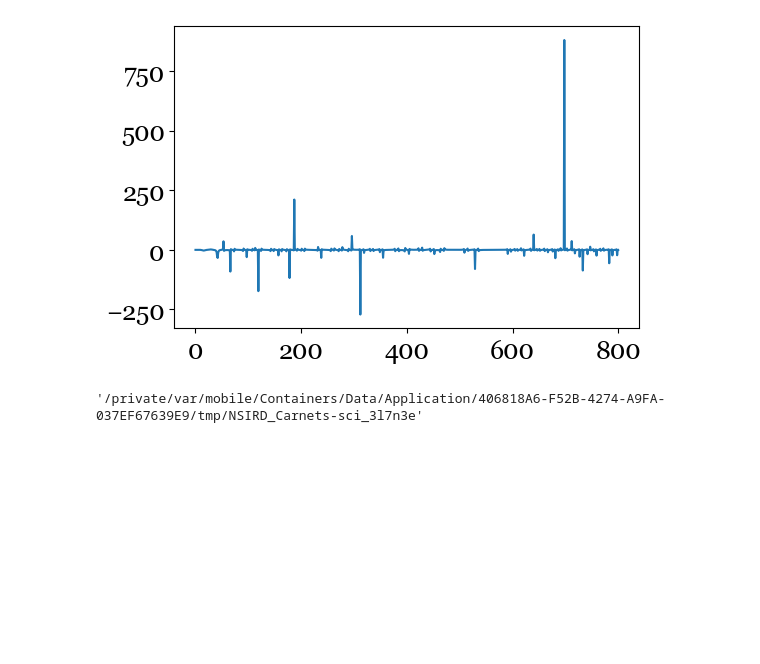
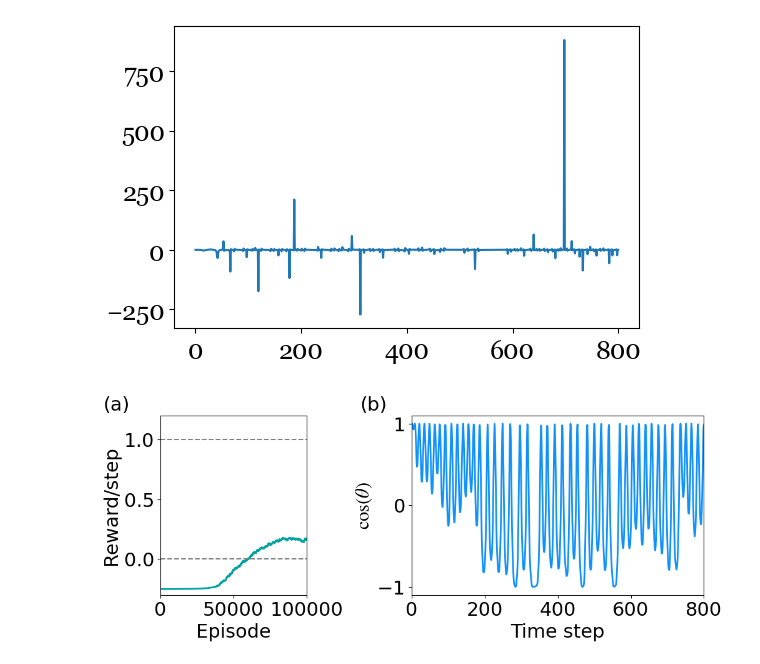
Before and after one commit to ss555/cart_pole, a Jupyter notebook: q_learning/plot_paper_qlearning.ipynb, the cells around one changed output. Cells and saved outputs as stored; diff of their text form; code cells hidden in the pictures; blank space fills up the shorter version.

Commit message:
redo qlearning with updated reward fn

```diff
--- a/q_learning/plot_paper_qlearning.ipynb
+++ b/q_learning/plot_paper_qlearning.ipynb
@@ -164,7 +165,40 @@ plt.plot(tan)
 # %% [output]
 [<matplotlib.lines.Line2D at 0x...>]
 [figure]
-# %%
-pwd
-# %% [output]
-'/private/var/mobile/Containers/Data/Application/406818A6-F52B-4274-A9FA-037EF67639E9/tmp/NSIRD_Carnets-sci_3l7n3e'
+# %%
+path = Path('/home/robotfish/Project/cart_pole/q_learning/1026_172009/results/1026_172010')
+csvfiles = list(path.glob('**/ql_*.csv'))
+file = csvfiles[0]
+df = pd.read_csv(file)
+df2 = pd.read_csv('/home/robotfish/Project/cart_pole/q_learning/1026_172009/results/1026_172010/100000_ep.csv', index_col = 0)
+# %%
+from matplotlib import rcParams
+rcParams['font.family'] = "serif"
+rcParams['font.serif'] = 'Georgia'
+rcParams['font.size'] = 20
+rcParams['mathtext.fontset'] = 'stix'
+rcParams["figure.dpi"] = 100
+rcParams['font.size'] = 22
+fig, (ax, ax1) = plt.subplots(1,2, figsize=(10, 4), gridspec_kw = {'width_ratios':[1, 2]}, tight_layout=False,  constrained_layout=True)
+x = df.index
+y_tmp = df.reward.rolling(1000).mean()
+y = y_tmp/1600
+ax.plot(x, y, c=colors[0], label="", lw=2)
+ax.set_ylabel(r'Reward/step')
+ax.set_xlabel(r'Episode')
+ax.set_xlim(0, 100000)
+ax.ticklabel_format(axis="x", style="plain", scilimits=(0,0))
+ax.set_ylim(-0.3, 1.2)
+ax.axhline(y=0, linestyle='--', color='gray')
+ax.axhline(y=1, linestyle='--', color='gray')
+x1 = df2.index
+y1 = df2.costheta
+ax1.plot(x1, y1, c=colors[4], label="", lw=2)
+ax1.set_ylabel(r'$\cos(\theta)$')
+ax1.set_xlabel(r'Time step')
+ax1.set_xlim(0, 800)
+ax.set_title(r'(a)', fontsize=22, position=(-0.3, 0.0))
+ax1.set_title(r'(b)', fontsize=22, position=(-0.13, 0.0))
+plt.savefig('Fig_qlearning_reward_inference.pdf', dpi=300, format='pdf', bbox_inches='tight')
+# %% [output]
+[figure, added]
```
Also changed, not shown: parts of 2 cells of this notebook, 3 other files.
